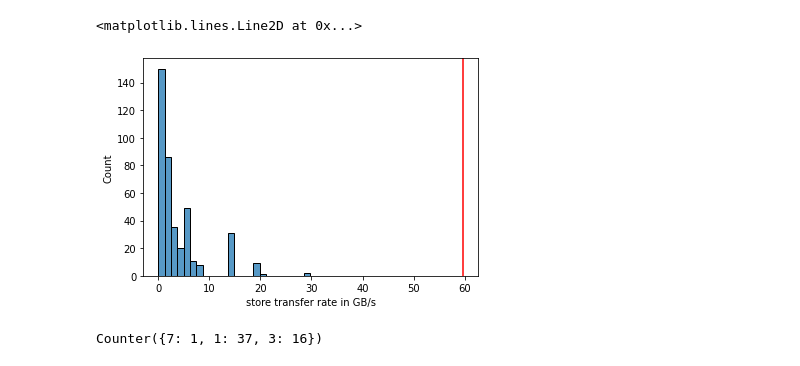
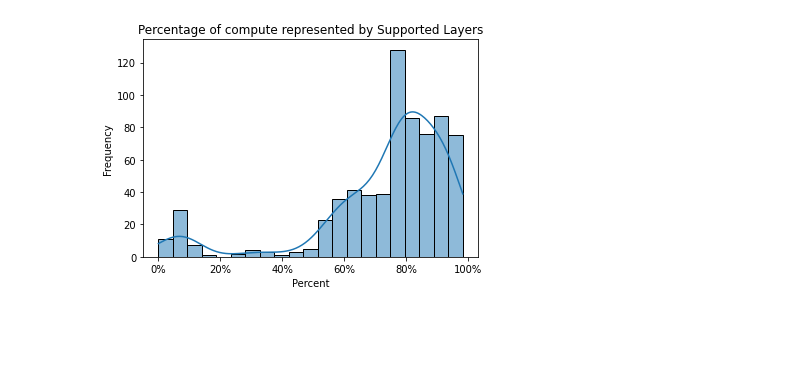
Before and after one commit to asultan123/hero-sim, a Jupyter notebook: scripts/playground.ipynb, the cells around one changed output. Cells and saved outputs as stored; diff of their text form; code cells hidden in the pictures; blank space fills up the shorter version.

Commit message:
added initial graphing for aggregate arch performance

```diff
--- a/scripts/playground.ipynb
+++ b/scripts/playground.ipynb
@@ -135,18 +18,12 @@ plt.axvline(arch_max_consume_bw, color='r')
-# %%
-plt = se.histplot(data=pd.DataFrame({'store transfer rate in GB/s': store_bw}), x='store transfer rate in GB/s')
-plt.axvline(arch_max_produce_bw, color='r')
-# %% [output]
-<matplotlib.lines.Line2D at 0x...>
-[figure, removed]
-# %%
-resnet50 = pickle.load(open("../data/processed_models/resnet50.model.pickle", "rb"))
-kernel_sizes = Counter()
-for layer_name, layer in resnet50.items():
-    ifmap_dims, layer_obj = layer
-    try:
-        kernel_sizes.update({layer_obj.kernel_size[0]: 1})
-    except AttributeError as e:
-        kernel_sizes.update({1: 1})
-kernel_sizes
-# %% [output]
-Counter({7: 1, 1: 37, 3: 16})
+# %%
+arch_metrics = pd.read_csv('../data/arch_metrics.csv', index_col=[0,1],)
+# %%
+import matplotlib.ticker as mtick
+
+plt = se.histplot(x = arch_metrics["percent_of_compute"].groupby(level=0).sum().multiply(100), kde=True)
+plt.set_title('Percentage of compute represented by Supported Layers')
+plt.set_xlabel('Percent')
+plt.set_ylabel('Frequency')
+plt.xaxis.set_major_formatter(mtick.PercentFormatter())
+# %% [output]
+[figure, added]
```
Also changed, not shown: parts of 22 cells of this notebook.
